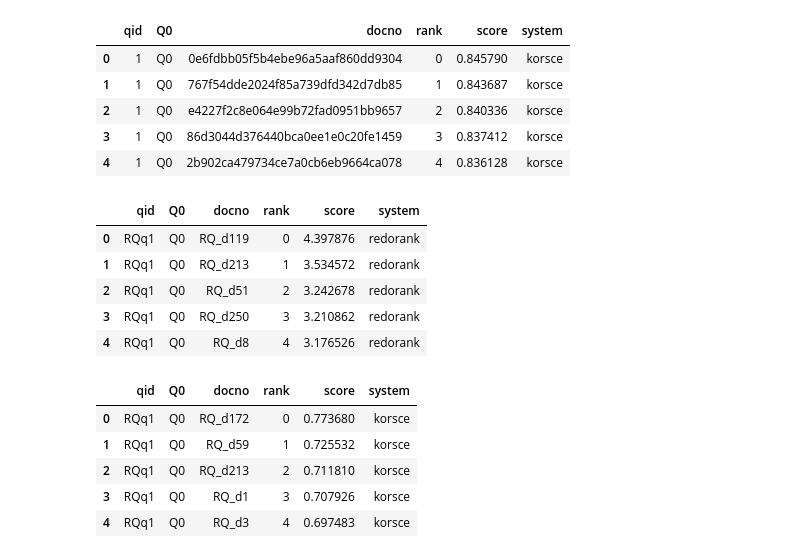
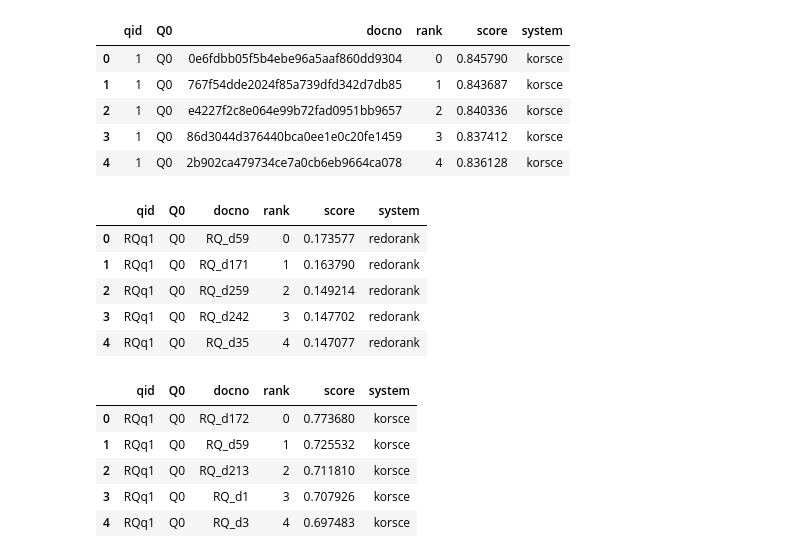
Before and after one commit to SOLandChildren/ChildCenteredEvaluation, a Jupyter notebook: code/evaluation.ipynb, the cells around one changed output. Saved outputs shown, nothing was run; the diff lists cells and outputs as text; code cells hidden in the pictures.

```diff
--- a/code/evaluation.ipynb
+++ b/code/evaluation.ipynb
@@ -35,21 +35,21 @@ kf_korsce.head()
 # %%
 import pandas as pd
 
-requik_redorank = pd.read_csv("results/requik/requik_rank_predictions 2.txt", sep=" ", header=None, names = ["qid", "docno", "rank", "score"])
+requik_redorank = pd.read_csv("results/requik/requik_temp_rank_predictions.txt", sep=" ", header=None, names = ["qid", "docno", "rank", "score"])
 requik_redorank["qid"] = ["RQq"+str(x) for x in requik_redorank["qid"]]
 requik_redorank["Q0"] = "Q0"
 requik_redorank["system"] = "redorank"
 requik_redorank = requik_redorank[["qid", "Q0", "docno", "rank", "score", "system"]]
 
 requik_redorank.to_csv("results/requik/redorank.txt", header=None, index=None, sep=" ", mode='w')
 requik_redorank.head()
 # %% [output]
 |  | qid | Q0 | docno | rank | score | system |
-| 0 | RQq1 | Q0 | RQ_d119 | 0 | 4.397876 | redorank |
-| 1 | RQq1 | Q0 | RQ_d213 | 1 | 3.534572 | redorank |
-| 2 | RQq1 | Q0 | RQ_d51 | 2 | 3.242678 | redorank |
-| 3 | RQq1 | Q0 | RQ_d250 | 3 | 3.210862 | redorank |
-| 4 | RQq1 | Q0 | RQ_d8 | 4 | 3.176526 | redorank |
+| 0 | RQq1 | Q0 | RQ_d59 | 0 | 0.173577 | redorank |
+| 1 | RQq1 | Q0 | RQ_d171 | 1 | 0.163790 | redorank |
+| 2 | RQq1 | Q0 | RQ_d259 | 2 | 0.149214 | redorank |
+| 3 | RQq1 | Q0 | RQ_d242 | 3 | 0.147702 | redorank |
+| 4 | RQq1 | Q0 | RQ_d35 | 4 | 0.147077 | redorank |
 # %%
 import pandas as pd
 
```
Also changed, not shown: parts of 3 cells of this notebook, 10 other files.
